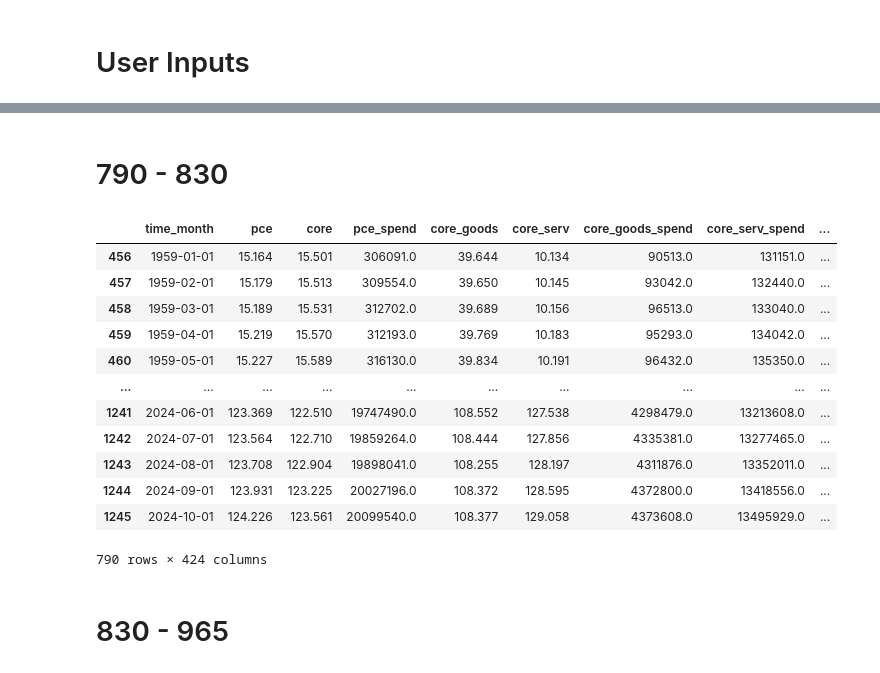
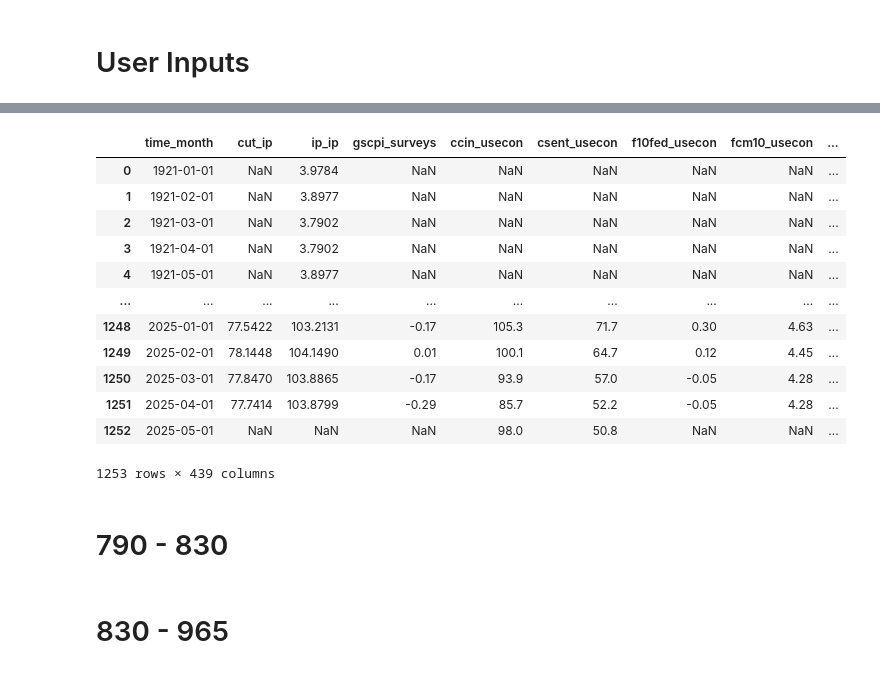
Before and after one commit to emilyfu1/shocks_productionnetworks, a Jupyter notebook: Shapiro/replicating_shapiro.ipynb, the cells around one changed output, grey strips where cells are left out. Saved outputs shown, nothing was run; the diff lists cells and outputs as text; code cells hidden in the pictures.

```diff
--- a/Shapiro/replicating_shapiro.ipynb
+++ b/Shapiro/replicating_shapiro.ipynb
@@ -39,4 +39,5 @@ if level == 2:
     if quarterly == 1:
         min_date = pd.to_datetime('1998-01')
 # %%
-PCE_data = pd.read_stata(r"B:\OneDrive - DAZ\Desktop\Replicating Shapiro Final\raw_pce_data.dta")
+PCE_data = pd.read_stata(r"B:\OneDrive - DAZ\Desktop\shocks_production_networks\Shapiro\raw_pce_data.dta")
+PCE_level_2 = pd.read_stata(r"B:\OneDrive - DAZ\Desktop\shocks_production_networks\Shapiro\level_2_data_check.dta")
@@ -43,3 +60,19 @@ PCE_data = pd.read_stata(r"B:\OneDrive - DAZ\Desktop\Replicating Shapiro Final\r
+# %%
+PCE_level_2
+# %% [output]
+|  | time_month | cut_ip | ip_ip | gscpi_surveys | ccin_usecon | csent_usecon | f10fed_usecon | fcm10_usecon | ... |
+| 0 | 1921-01-01 | NaN | 3.9784 | NaN | NaN | NaN | NaN | NaN | ... |
+| 1 | 1921-02-01 | NaN | 3.8977 | NaN | NaN | NaN | NaN | NaN | ... |
+| 2 | 1921-03-01 | NaN | 3.7902 | NaN | NaN | NaN | NaN | NaN | ... |
+| 3 | 1921-04-01 | NaN | 3.7902 | NaN | NaN | NaN | NaN | NaN | ... |
+| 4 | 1921-05-01 | NaN | 3.8977 | NaN | NaN | NaN | NaN | NaN | ... |
+| ... | ... | ... | ... | ... | ... | ... | ... | ... | ... |
+| 1248 | 2025-01-01 | 77.5422 | 103.2131 | -0.17 | 105.3 | 71.7 | 0.30 | 4.63 | ... |
+| 1249 | 2025-02-01 | 78.1448 | 104.1490 | 0.01 | 100.1 | 64.7 | 0.12 | 4.45 | ... |
+| 1250 | 2025-03-01 | 77.8470 | 103.8865 | -0.17 | 93.9 | 57.0 | -0.05 | 4.28 | ... |
+| 1251 | 2025-04-01 | 77.7414 | 103.8799 | -0.29 | 85.7 | 52.2 | -0.05 | 4.28 | ... |
+| 1252 | 2025-05-01 | NaN | NaN | NaN | 98.0 | 50.8 | NaN | NaN | ... |
+1253 rows × 439 columns
 # %% [markdown]
 # 790 - 830
 # %%
@@ -107,22 +140,6 @@ PCE_data = PCE_data[PCE_data['core'].notna()]
 
 dater = 'time_month'
 window = 120
-# %%
-PCE_data
-# %% [output]
-|  | time_month | pce | core | pce_spend | core_goods | core_serv | core_goods_spend | core_serv_spend | ... |
-| 456 | 1959-01-01 | 15.164 | 15.501 | 306091.0 | 39.644 | 10.134 | 90513.0 | 131151.0 | ... |
-| 457 | 1959-02-01 | 15.179 | 15.513 | 309554.0 | 39.650 | 10.145 | 93042.0 | 132440.0 | ... |
-| 458 | 1959-03-01 | 15.189 | 15.531 | 312702.0 | 39.689 | 10.156 | 96513.0 | 133040.0 | ... |
-| 459 | 1959-04-01 | 15.219 | 15.570 | 312193.0 | 39.769 | 10.183 | 95293.0 | 134042.0 | ... |
-| 460 | 1959-05-01 | 15.227 | 15.589 | 316130.0 | 39.834 | 10.191 | 96432.0 | 135350.0 | ... |
-| ... | ... | ... | ... | ... | ... | ... | ... | ... | ... |
-| 1241 | 2024-06-01 | 123.369 | 122.510 | 19747490.0 | 108.552 | 127.538 | 4298479.0 | 13213608.0 | ... |
-| 1242 | 2024-07-01 | 123.564 | 122.710 | 19859264.0 | 108.444 | 127.856 | 4335381.0 | 13277465.0 | ... |
-| 1243 | 2024-08-01 | 123.708 | 122.904 | 19898041.0 | 108.255 | 128.197 | 4311876.0 | 13352011.0 | ... |
-| 1244 | 2024-09-01 | 123.931 | 123.225 | 20027196.0 | 108.372 | 128.595 | 4372800.0 | 13418556.0 | ... |
-| 1245 | 2024-10-01 | 124.226 | 123.561 | 20099540.0 | 108.377 | 129.058 | 4373608.0 | 13495929.0 | ... |
-790 rows × 424 columns
 # %% [markdown]
 # 830 - 965
 # %%
```
Also changed, not shown: parts of 1 cell of this notebook, 6 other files.
